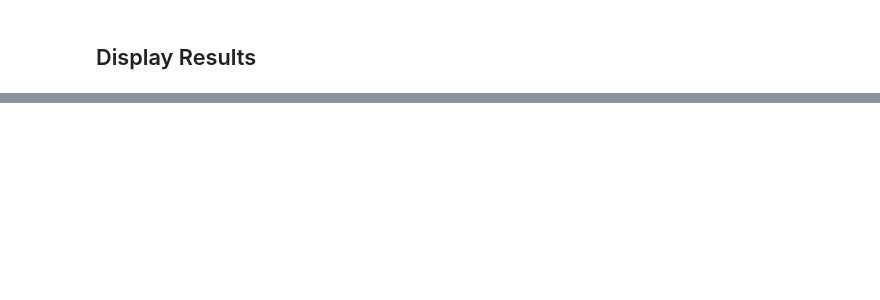
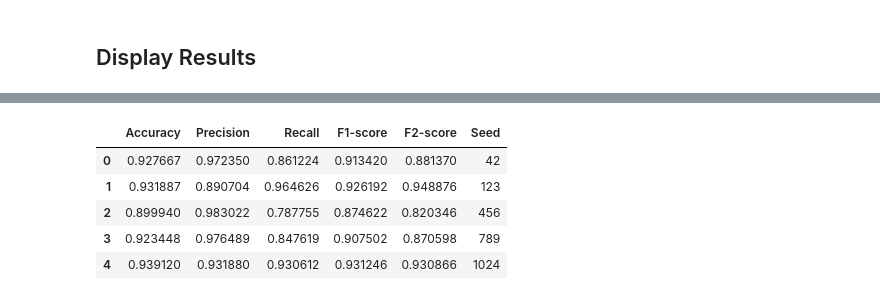
Before and after one commit to minxuan0923/AML_Assignment, a Jupyter notebook: Set5.ipynb, the cells around one changed output, grey strips where cells are left out. Drawn from its saved outputs; the diff is of its cells as text; code cells hidden in the pictures; blank space fills up the shorter version.

Commit message:
implemented with multi-seed loop

```diff
--- a/Set5.ipynb
+++ b/Set5.ipynb
@@ -229,0 +267,79 @@ display(df_results)
+# %%
+seeds = [42, 123, 456, 789, 1024]
+final_results = []
+
+# Optimized hyperparameters
+shape = X_train_encoded.shape[1:]
+latent_dim = 32
+learning_rate = 0.100
+epochs = 100
+batch_size = 16
+
+for seed in seeds:
+
+    print(f"Training with seed: {seed}")
+
+    # Reset model state and set random seed
+    tf.keras.backend.clear_session()
+    tf.keras.utils.set_random_seed(seed)
+
+    # Build Autoencoder
+    autoencoder = Autoencoder(latent_dim, shape)
+
+    autoencoder.compile(
+        optimizer='adam',
+        loss=losses.binary_crossentropy
+    )
+
+    # Train Autoencoder
+    history_ae = autoencoder.fit(
+        X_train_encoded,
+        X_train_encoded,
+        epochs=100,
+        shuffle=True,
+        validation_data=(X_val_encoded, X_val_encoded),
+        verbose=0
+    )
+
+    # Extract latent features
+    X_train_compressed = autoencoder.encoder.predict(
+        X_train_encoded, verbose=0
+    )
+
+    X_test_compressed = autoencoder.encoder.predict(
+        X_test_encoded, verbose=0
+    )
+
+    # Reset random seed before building classifier
+    tf.keras.utils.set_random_seed(seed)
+
+    # Build Logistic Regression
+    final_logistic_model = build_logistic_model(
+        learning_rate=learning_rate
+    )
+
+    # Train Logistic Regression
+    history = final_logistic_model.fit(
+        X_train_compressed,
+        y_train,
+        epochs=epochs,
+        batch_size=batch_size,
+        verbose=0
+    )
+
+    # Evaluate the model
+    results = evaluate_model(
+        final_logistic_model,
+        X_test_compressed,
+        y_test
+    )
+
+    # Record evaluation results
+    results['Seed'] = seed
+    final_results.append(results)
+
+# Convert results into a DataFrame
+final_results_df = pd.DataFrame(final_results)
+
+display(final_results_df)
+# %% [output]
@@ -229,0 +351,6 @@ display(df_results)
+|  | Accuracy | Precision | Recall | F1-score | F2-score | Seed |
+| 0 | 0.927667 | 0.972350 | 0.861224 | 0.913420 | 0.881370 | 42 |
+| 1 | 0.931887 | 0.890704 | 0.964626 | 0.926192 | 0.948876 | 123 |
+| 2 | 0.899940 | 0.983022 | 0.787755 | 0.874622 | 0.820346 | 456 |
+| 3 | 0.923448 | 0.976489 | 0.847619 | 0.907502 | 0.870598 | 789 |
+| 4 | 0.939120 | 0.931880 | 0.930612 | 0.931246 | 0.930866 | 1024 |
```
Also changed, not shown: parts of 8 cells of this notebook.
